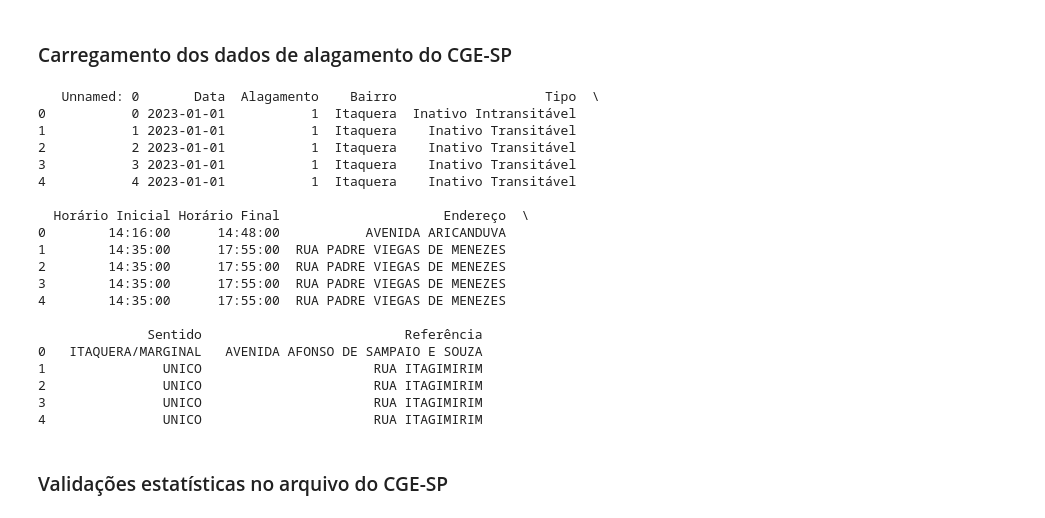
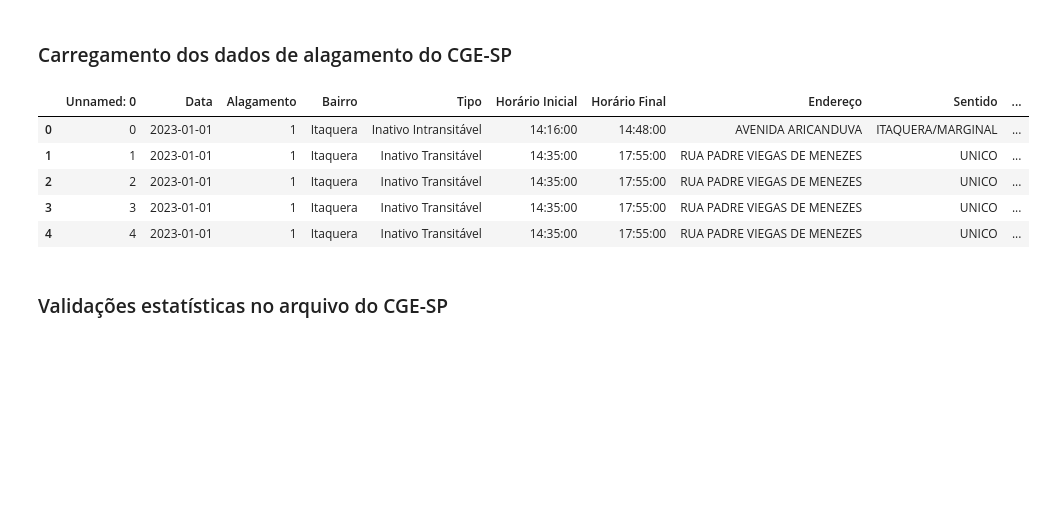
Before and after one commit to marcelof314/SP_urban_flooding, a Jupyter notebook: 06 Simulation package preparation.ipynb, the cells around one changed output. Cells and saved outputs as stored; diff of their text form; code cells hidden in the pictures; blank space fills up the shorter version.

```diff
--- a/06 Simulation package preparation.ipynb
+++ b/06 Simulation package preparation.ipynb
@@ -181,28 +158,14 @@ def processar_csv(diretorio):
 df_cge_processados = processar_csv(diretorio_cge)
 # %%
 # Exemplo para exibir o primeiro DataFrame
-print(df_cge_processados.head())
+df_cge_processados.head()
 # %% [output]
-   Unnamed: 0       Data  Alagamento    Bairro                   Tipo  \
-0           0 2023-01-01           1  Itaquera  Inativo Intransitável
-1           1 2023-01-01           1  Itaquera    Inativo Transitável
-2           2 2023-01-01           1  Itaquera    Inativo Transitável
-3           3 2023-01-01           1  Itaquera    Inativo Transitável
-4           4 2023-01-01           1  Itaquera    Inativo Transitável
-
-  Horário Inicial Horário Final                     Endereço  \
-0        14:16:00      14:48:00           AVENIDA ARICANDUVA
-1        14:35:00      17:55:00  RUA PADRE VIEGAS DE MENEZES
-2        14:35:00      17:55:00  RUA PADRE VIEGAS DE MENEZES
-3        14:35:00      17:55:00  RUA PADRE VIEGAS DE MENEZES
-4        14:35:00      17:55:00  RUA PADRE VIEGAS DE MENEZES
-
-              Sentido                          Referência
-0   ITAQUERA/MARGINAL   AVENIDA AFONSO DE SAMPAIO E SOUZA
-1               UNICO                      RUA ITAGIMIRIM
-2               UNICO                      RUA ITAGIMIRIM
-3               UNICO                      RUA ITAGIMIRIM
-4               UNICO                      RUA ITAGIMIRIM
+|  | Unnamed: 0 | Data | Alagamento | Bairro | Tipo | Horário Inicial | Horário Final | Endereço | Sentido | ... |
+| 0 | 0 | 2023-01-01 | 1 | Itaquera | Inativo Intransitável | 14:16:00 | 14:48:00 | AVENIDA ARICANDUVA | ITAQUERA/MARGINAL | ... |
+| 1 | 1 | 2023-01-01 | 1 | Itaquera | Inativo Transitável | 14:35:00 | 17:55:00 | RUA PADRE VIEGAS DE MENEZES | UNICO | ... |
+| 2 | 2 | 2023-01-01 | 1 | Itaquera | Inativo Transitável | 14:35:00 | 17:55:00 | RUA PADRE VIEGAS DE MENEZES | UNICO | ... |
+| 3 | 3 | 2023-01-01 | 1 | Itaquera | Inativo Transitável | 14:35:00 | 17:55:00 | RUA PADRE VIEGAS DE MENEZES | UNICO | ... |
+| 4 | 4 | 2023-01-01 | 1 | Itaquera | Inativo Transitável | 14:35:00 | 17:55:00 | RUA PADRE VIEGAS DE MENEZES | UNICO | ... |
 # %%
 # Salvando o DataFrame em um arquivo CSV
 df_cge_processados.to_csv('alagamentos_cge_1324.csv', index=True)
```
Also changed, not shown: parts of 25 cells of this notebook.
